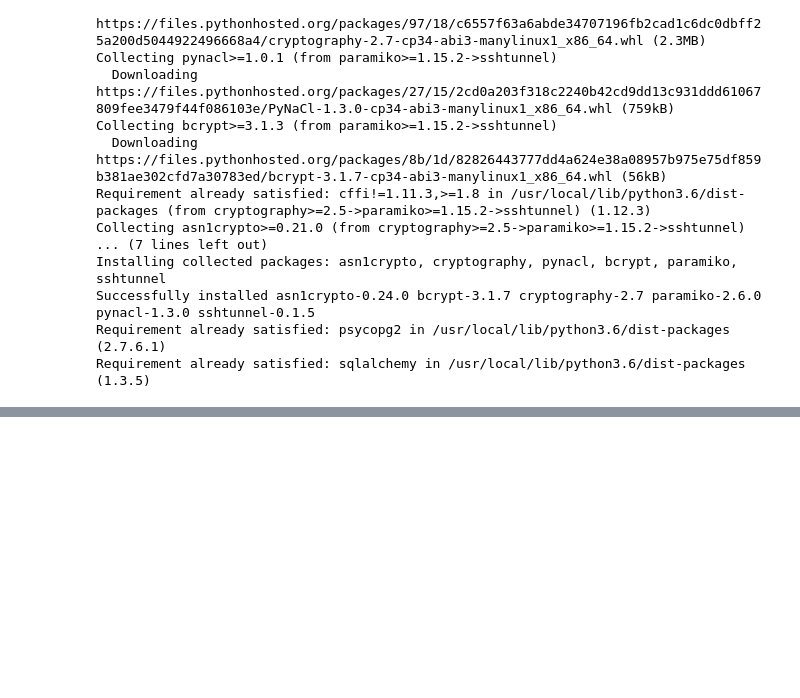
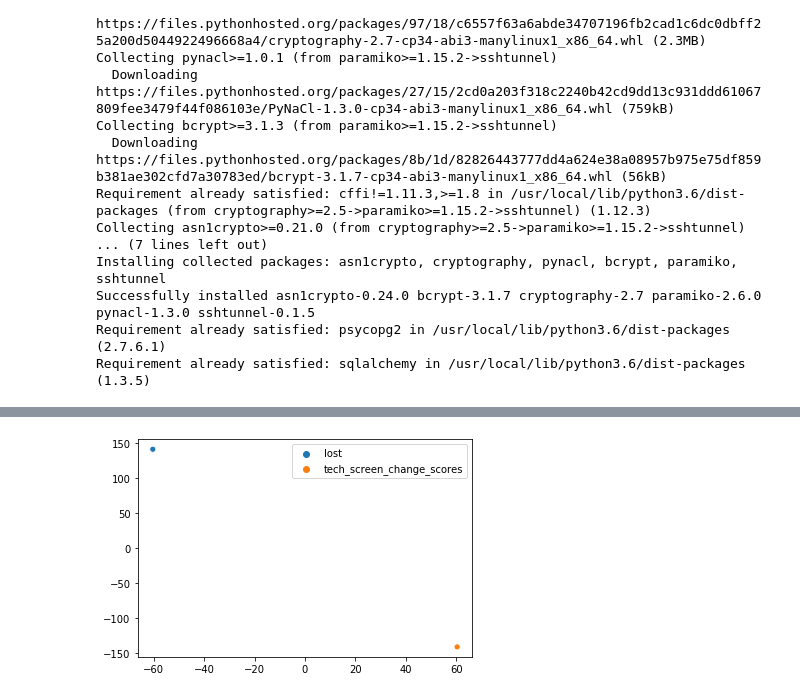
Before and after one commit to Demiurgy/retentioneering-tools, a Jupyter notebook: postgres_connector_reboard_(1).ipynb, the cells around one changed output, grey strips where cells are left out. Cells and saved outputs as stored; diff of their text form; code cells hidden in the pictures; blank space fills up the shorter version.

```diff
--- a/postgres_connector_reboard_(1).ipynb
+++ b/postgres_connector_reboard_(1).ipynb
@@ -63,0 +180,4 @@ somemodule = SourceFileLoader('retentioneering', 'retentioneering-tools/retentio
+# %%
+data.retention.learn_tsne(plot_type='targets');
+# %% [output]
+[figure, added]
```
Also changed, not shown: parts of 18 cells of this notebook.
